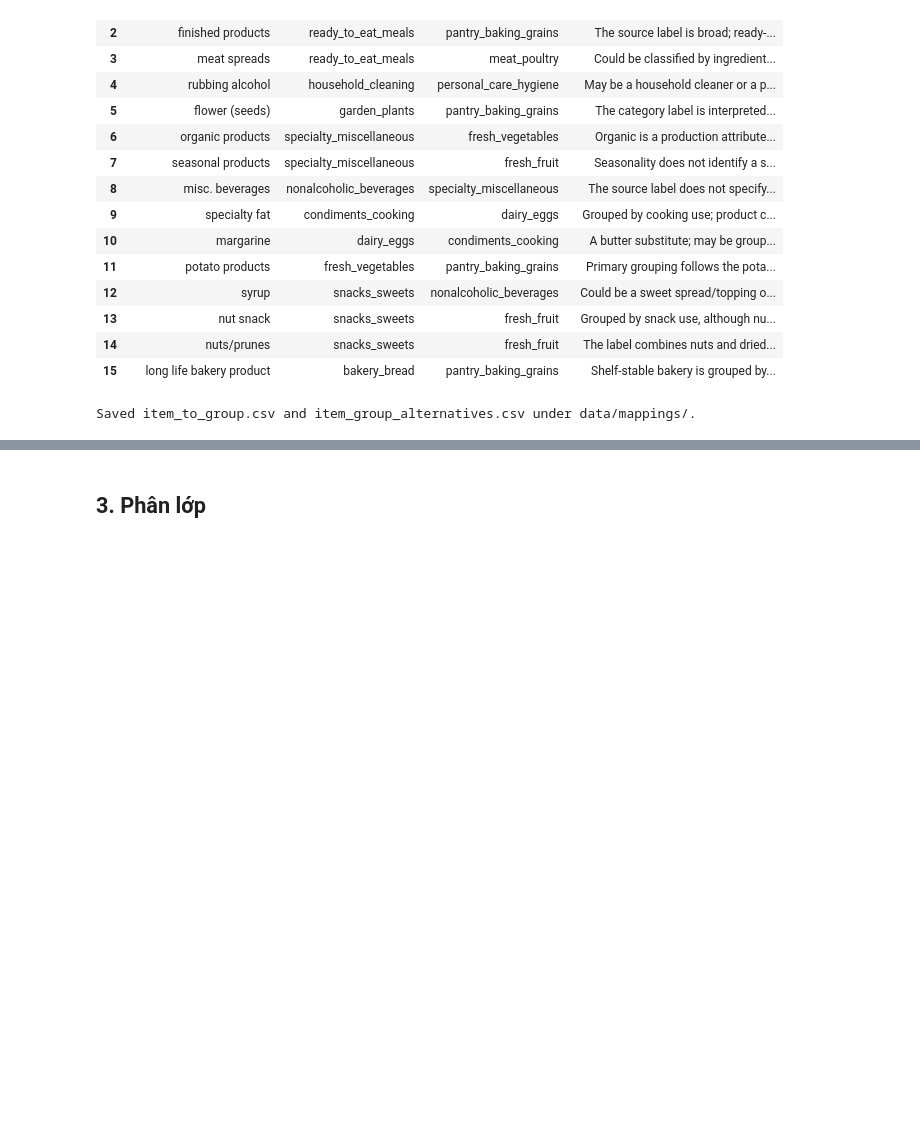
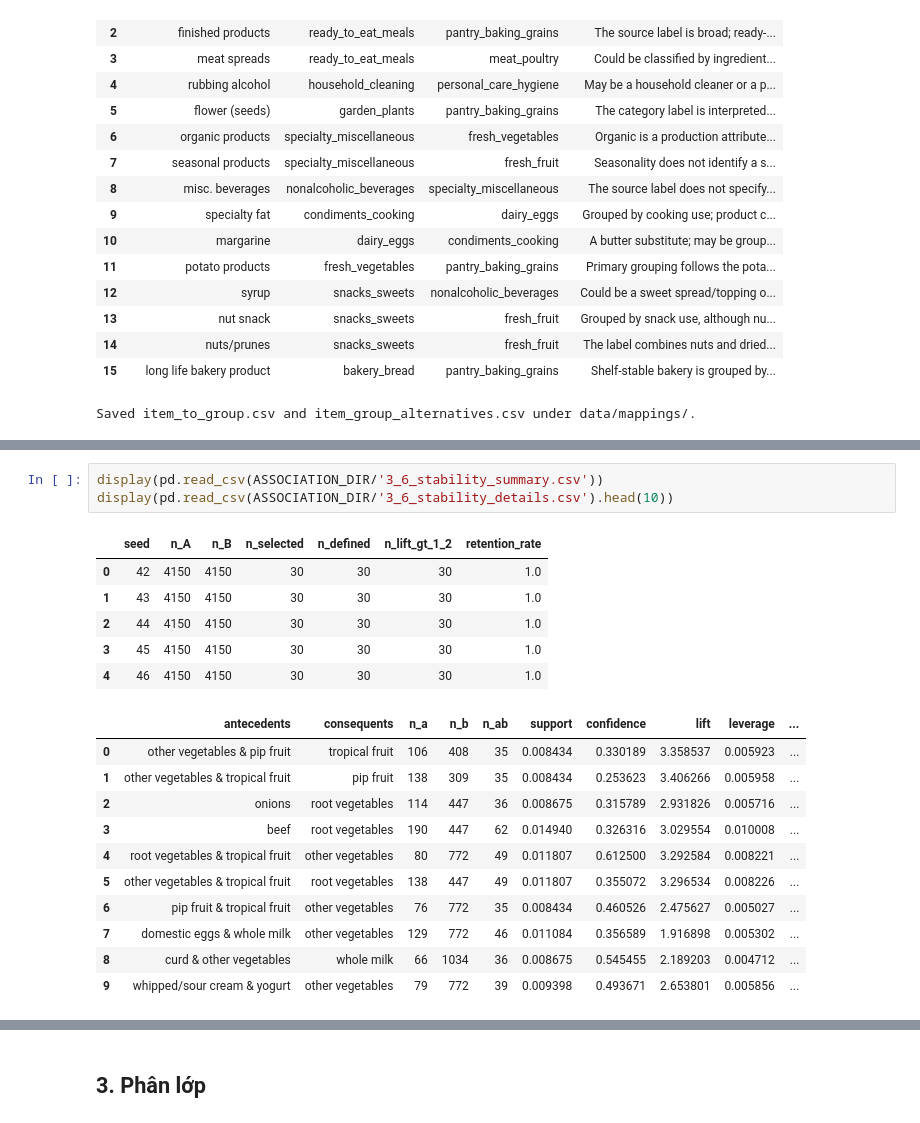
Before and after one commit to TruongMinhThang24/dbm301_asm2_group3_de2, a Jupyter notebook: notebooks/notebook.ipynb, the cells around one changed output, grey strips where cells are left out. Cells and saved outputs as stored; diff of their text form; blank space fills up the shorter version.

```diff
--- a/notebooks/notebook.ipynb
+++ b/notebooks/notebook.ipynb
@@ -524,0 +1074,21 @@ Saved item_to_group.csv and item_group_alternatives.csv under data/mappings/.
+# %%
+display(pd.read_csv(ASSOCIATION_DIR/'3_6_stability_summary.csv'))
+display(pd.read_csv(ASSOCIATION_DIR/'3_6_stability_details.csv').head(10))
+# %% [output]
+|  | seed | n_A | n_B | n_selected | n_defined | n_lift_gt_1_2 | retention_rate |
+| 0 | 42 | 4150 | 4150 | 30 | 30 | 30 | 1.0 |
+| 1 | 43 | 4150 | 4150 | 30 | 30 | 30 | 1.0 |
+| 2 | 44 | 4150 | 4150 | 30 | 30 | 30 | 1.0 |
+| 3 | 45 | 4150 | 4150 | 30 | 30 | 30 | 1.0 |
+| 4 | 46 | 4150 | 4150 | 30 | 30 | 30 | 1.0 |
+|  | antecedents | consequents | n_a | n_b | n_ab | support | confidence | lift | leverage | ... |
+| 0 | other vegetables & pip fruit | tropical fruit | 106 | 408 | 35 | 0.008434 | 0.330189 | 3.358537 | 0.005923 | ... |
+| 1 | other vegetables & tropical fruit | pip fruit | 138 | 309 | 35 | 0.008434 | 0.253623 | 3.406266 | 0.005958 | ... |
+| 2 | onions | root vegetables | 114 | 447 | 36 | 0.008675 | 0.315789 | 2.931826 | 0.005716 | ... |
+| 3 | beef | root vegetables | 190 | 447 | 62 | 0.014940 | 0.326316 | 3.029554 | 0.010008 | ... |
+| 4 | root vegetables & tropical fruit | other vegetables | 80 | 772 | 49 | 0.011807 | 0.612500 | 3.292584 | 0.008221 | ... |
+| 5 | other vegetables & tropical fruit | root vegetables | 138 | 447 | 49 | 0.011807 | 0.355072 | 3.296534 | 0.008226 | ... |
+| 6 | pip fruit & tropical fruit | other vegetables | 76 | 772 | 35 | 0.008434 | 0.460526 | 2.475627 | 0.005027 | ... |
+| 7 | domestic eggs & whole milk | other vegetables | 129 | 772 | 46 | 0.011084 | 0.356589 | 1.916898 | 0.005302 | ... |
+| 8 | curd & other vegetables | whole milk | 66 | 1034 | 36 | 0.008675 | 0.545455 | 2.189203 | 0.004712 | ... |
+| 9 | whipped/sour cream & yogurt | other vegetables | 79 | 772 | 39 | 0.009398 | 0.493671 | 2.653801 | 0.005856 | ... |
```
Also changed, not shown: parts of 24 cells of this notebook.
